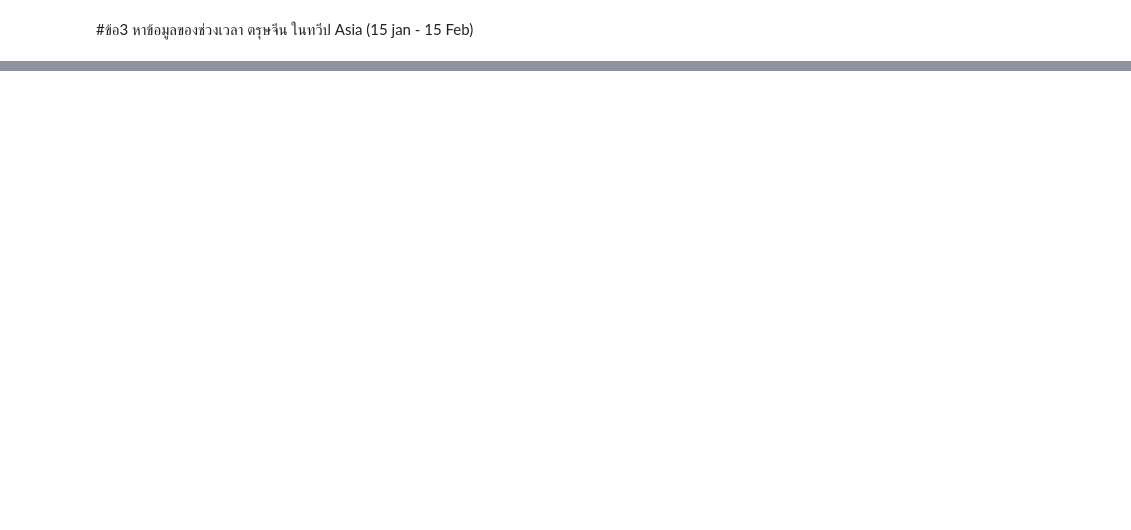
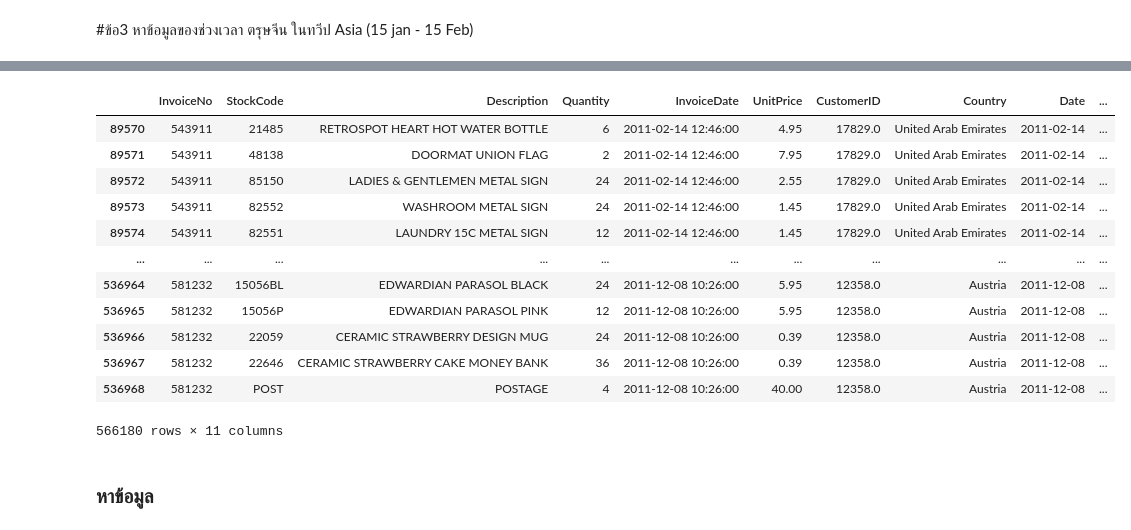
Before and after one commit to Aingon14/BSC_DPDM23, a Jupyter notebook: Frequent_Patterns_HW1.ipynb, the cells around one changed output, grey strips where cells are left out. Drawn from its saved outputs; the diff is of its cells as text; code cells hidden in the pictures; blank space fills up the shorter version.

```diff
--- a/Frequent_Patterns_HW1.ipynb
+++ b/Frequent_Patterns_HW1.ipynb
@@ -287,0 +329,3 @@ set(data[(data['StockCode']=='22423') | (data['StockCode']=='85099B')| (data['St
+# %%
+As_data_d=ASIA_data[(ASIA_data['day']>=15)]
+As_data_d.head()
@@ -287,0 +349,3 @@ set(data[(data['StockCode']=='22423') | (data['StockCode']=='85099B')| (data['St
+# %%
+As_data_d2=ASIA_data[(ASIA_data['day']<=15)]
+As_data_d.head()
@@ -287,0 +359,20 @@ set(data[(data['StockCode']=='22423') | (data['StockCode']=='85099B')| (data['St
+# %%
+# รวมทั้ง 2 เดือนเข้าด้วยกัน ในช่วงตรุษจีน
+Asia_data_chi=pd.concat([As_data_d,As_data_d2])
+Asia_data_chi
+# %% [output]
+|  | InvoiceNo | StockCode | Description | Quantity | InvoiceDate | UnitPrice | CustomerID | Country | Date | ... |
+| 89570 | 543911 | 21485 | RETROSPOT HEART HOT WATER BOTTLE | 6 | 2011-02-14 12:46:00 | 4.95 | 17829.0 | United Arab Emirates | 2011-02-14 | ... |
+| 89571 | 543911 | 48138 | DOORMAT UNION FLAG | 2 | 2011-02-14 12:46:00 | 7.95 | 17829.0 | United Arab Emirates | 2011-02-14 | ... |
+| 89572 | 543911 | 85150 | LADIES & GENTLEMEN METAL SIGN | 24 | 2011-02-14 12:46:00 | 2.55 | 17829.0 | United Arab Emirates | 2011-02-14 | ... |
+| 89573 | 543911 | 82552 | WASHROOM METAL SIGN | 24 | 2011-02-14 12:46:00 | 1.45 | 17829.0 | United Arab Emirates | 2011-02-14 | ... |
+| 89574 | 543911 | 82551 | LAUNDRY 15C METAL SIGN | 12 | 2011-02-14 12:46:00 | 1.45 | 17829.0 | United Arab Emirates | 2011-02-14 | ... |
+| ... | ... | ... | ... | ... | ... | ... | ... | ... | ... | ... |
+| 536964 | 581232 | 15056BL | EDWARDIAN PARASOL BLACK | 24 | 2011-12-08 10:26:00 | 5.95 | 12358.0 | Austria | 2011-12-08 | ... |
+| 536965 | 581232 | 15056P | EDWARDIAN PARASOL PINK | 12 | 2011-12-08 10:26:00 | 5.95 | 12358.0 | Austria | 2011-12-08 | ... |
+| 536966 | 581232 | 22059 | CERAMIC STRAWBERRY DESIGN MUG | 24 | 2011-12-08 10:26:00 | 0.39 | 12358.0 | Austria | 2011-12-08 | ... |
+| 536967 | 581232 | 22646 | CERAMIC STRAWBERRY CAKE MONEY BANK | 36 | 2011-12-08 10:26:00 | 0.39 | 12358.0 | Austria | 2011-12-08 | ... |
+| 536968 | 581232 | POST | POSTAGE | 4 | 2011-12-08 10:26:00 | 40.00 | 12358.0 | Austria | 2011-12-08 | ... |
+566180 rows × 11 columns
+# %% [markdown]
+### หาข้อมูล
```
Also changed, not shown: parts of 19 cells of this notebook.
